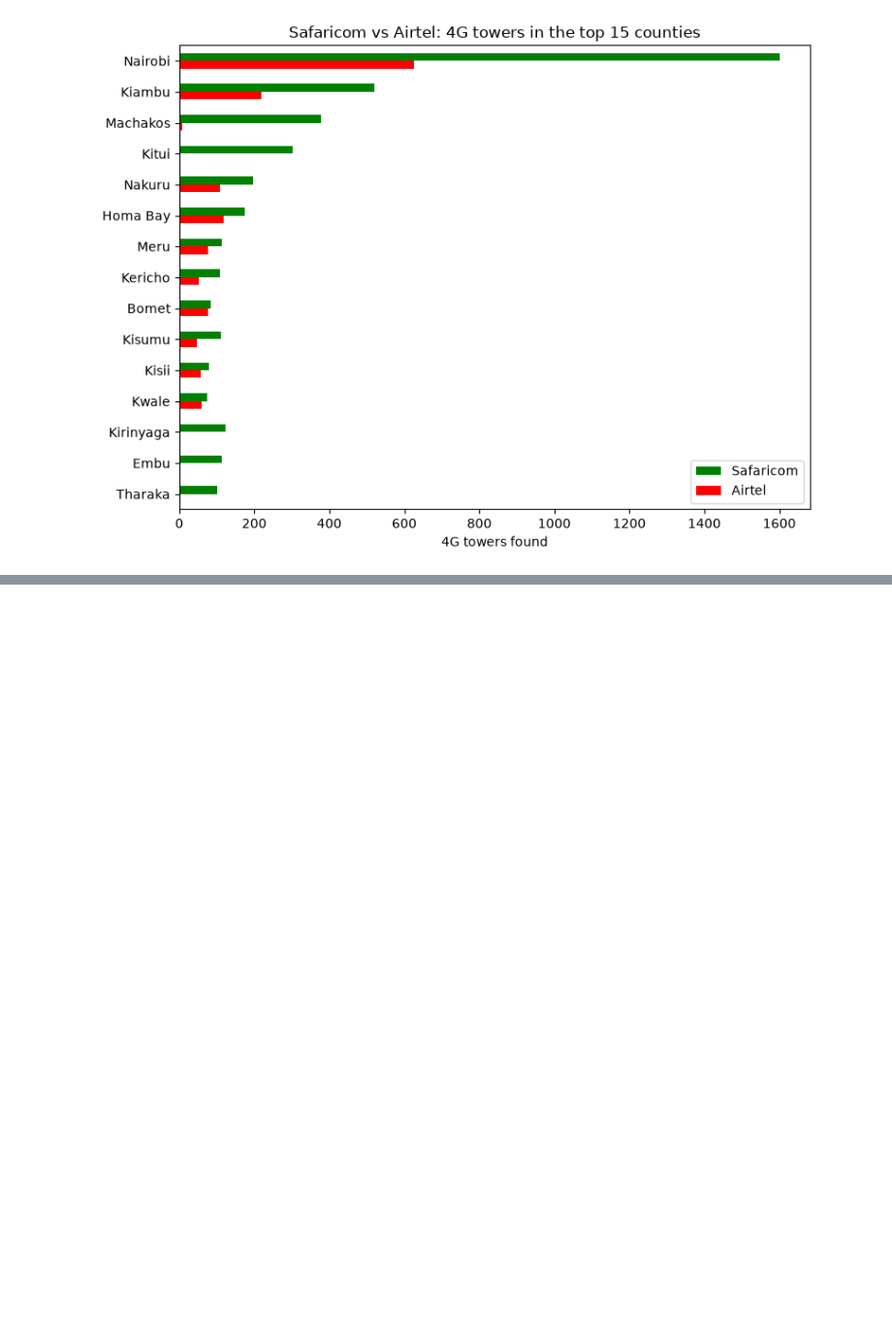
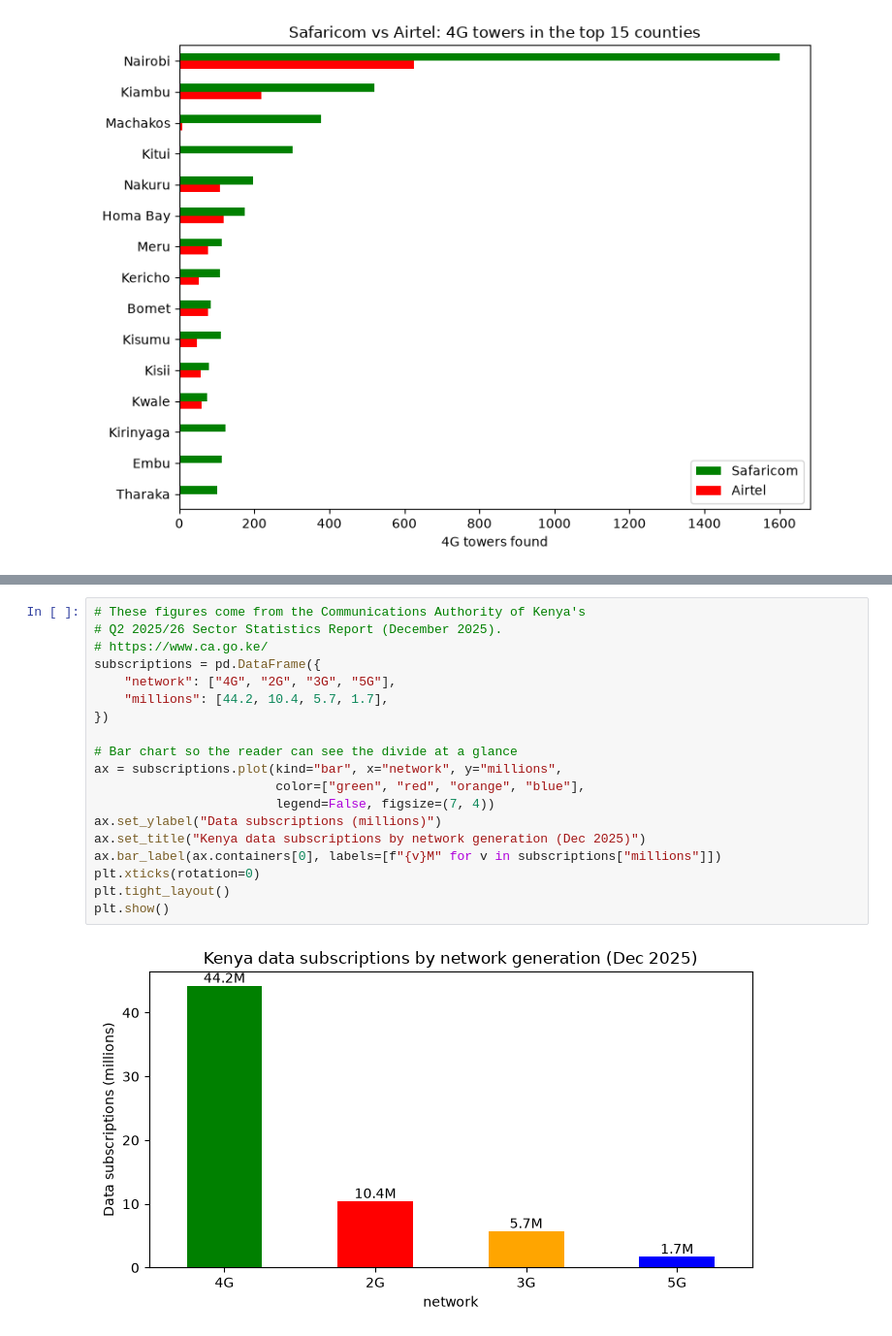
Before and after one commit to james-mutunga/PyData-Capstone-Project, a Jupyter notebook: Data-bundles.ipynb, the cells around one changed output, grey strips where cells are left out. Shown at 97% size. Cells and saved outputs as stored; diff of their text form; blank space fills up the shorter version.

```diff
--- a/Data-bundles.ipynb
+++ b/Data-bundles.ipynb
@@ -528,0 +711,21 @@ plt.show()
+# %%
+# These figures come from the Communications Authority of Kenya's
+# Q2 2025/26 Sector Statistics Report (December 2025).
+# https://www.ca.go.ke/
+subscriptions = pd.DataFrame({
+    "network": ["4G", "2G", "3G", "5G"],
+    "millions": [44.2, 10.4, 5.7, 1.7],
+})
+
+# Bar chart so the reader can see the divide at a glance
+ax = subscriptions.plot(kind="bar", x="network", y="millions",
+                        color=["green", "red", "orange", "blue"],
+                        legend=False, figsize=(7, 4))
+ax.set_ylabel("Data subscriptions (millions)")
+ax.set_title("Kenya data subscriptions by network generation (Dec 2025)")
+ax.bar_label(ax.containers[0], labels=[f"{v}M" for v in subscriptions["millions"]])
+plt.xticks(rotation=0)
+plt.tight_layout()
+plt.show()
+# %% [output]
+[figure, added]
```
Also changed, not shown: parts of 23 cells of this notebook, 2 other files.
